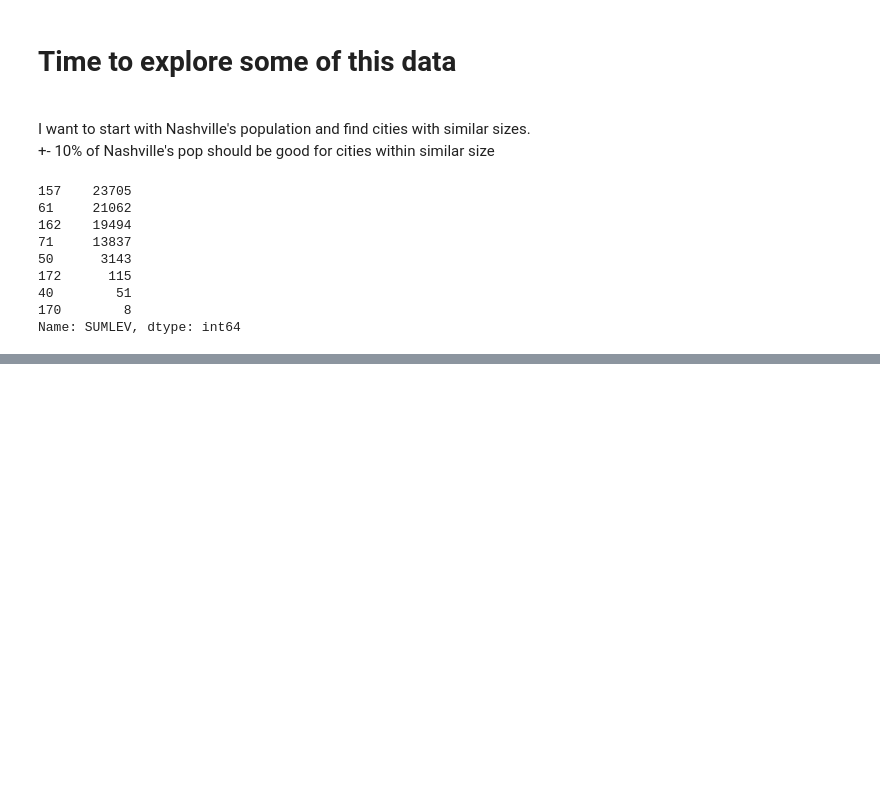
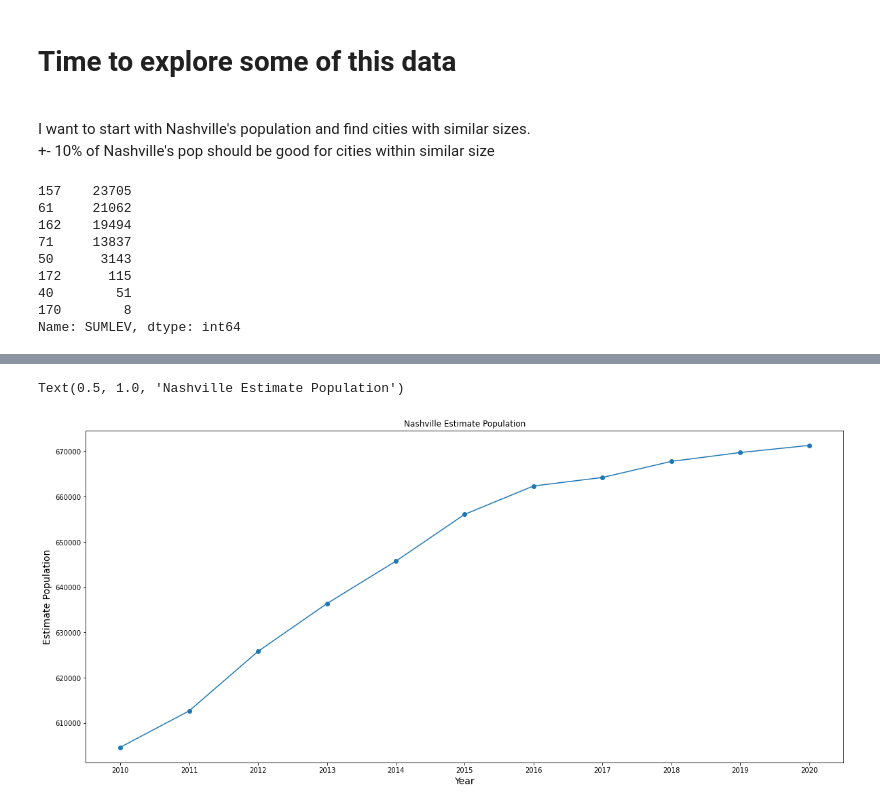
Before and after one commit to tye642/nashville_public_transportation, a Jupyter notebook: notebook/census_data_analysis.ipynb, the cells around one changed output, grey strips where cells are left out. Cells and saved outputs as stored; diff of their text form; code cells hidden in the pictures; blank space fills up the shorter version.

Commit message:
doing some simple graphs

```diff
--- a/notebook/census_data_analysis.ipynb
+++ b/notebook/census_data_analysis.ipynb
@@ -104,0 +155,5 @@ city_pop
+# %%
+# I want to do a quick visualization for Nash pop over the years.
+
+k = nash_pop.drop(columns = ['CITY', 'STATE', 'CENSUS2010POP', 'ESTIMATESBASE2010'])
+transpose = k.T.reset_index()
@@ -104,0 +175,8 @@ city_pop
+# %%
+# Let's clean this up
+
+transpose = transpose.rename(columns={"index": "Year", 70455: "Estimated_Pop"})
+transpose['Year'] = transpose.Year.str.replace('POPESTIMATE','')
+# %%
+transpose.info()
+transpose['Estimated_Pop'] = transpose['Estimated_Pop'].astype(int)
@@ -104,0 +193,16 @@ city_pop
+# %%
+plt.figure(figsize=(20, 9))
+
+
+plt.plot(
+    transpose['Year'],
+    transpose['Estimated_Pop'],
+    marker = 'o'
+)
+
+plt.xlabel("Year", fontsize=14)
+plt.ylabel("Estimate Population", fontsize=14)
+plt.title('Nashville Estimate Population')
+# %% [output]
+Text(0.5, 1.0, 'Nashville Estimate Population')
+[figure, added]
```
Also changed, not shown: parts of 8 cells of this notebook.
